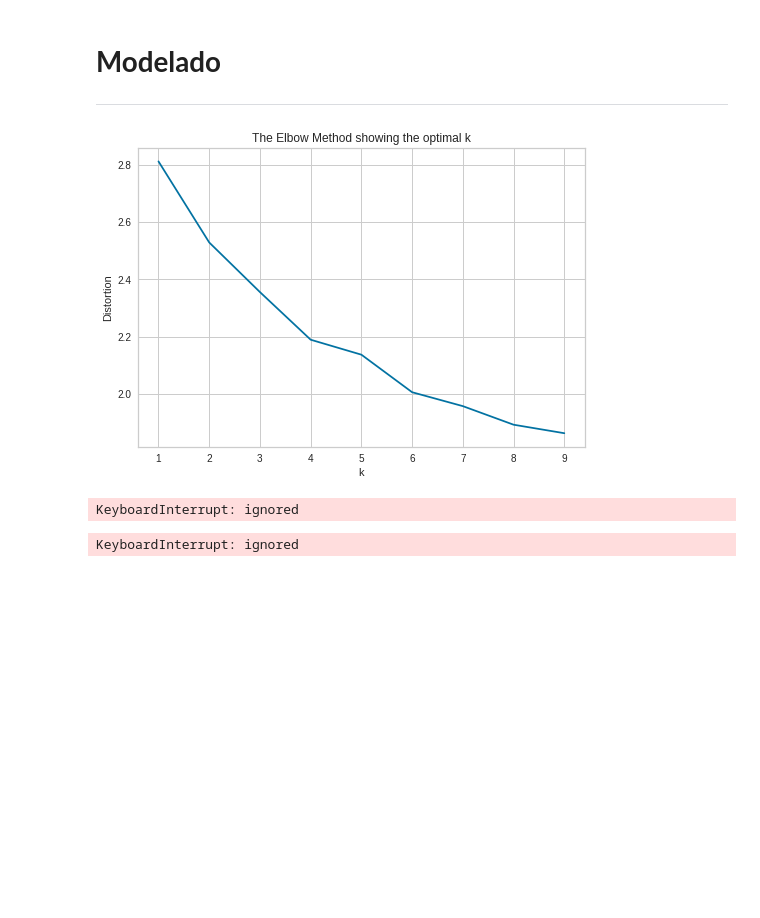
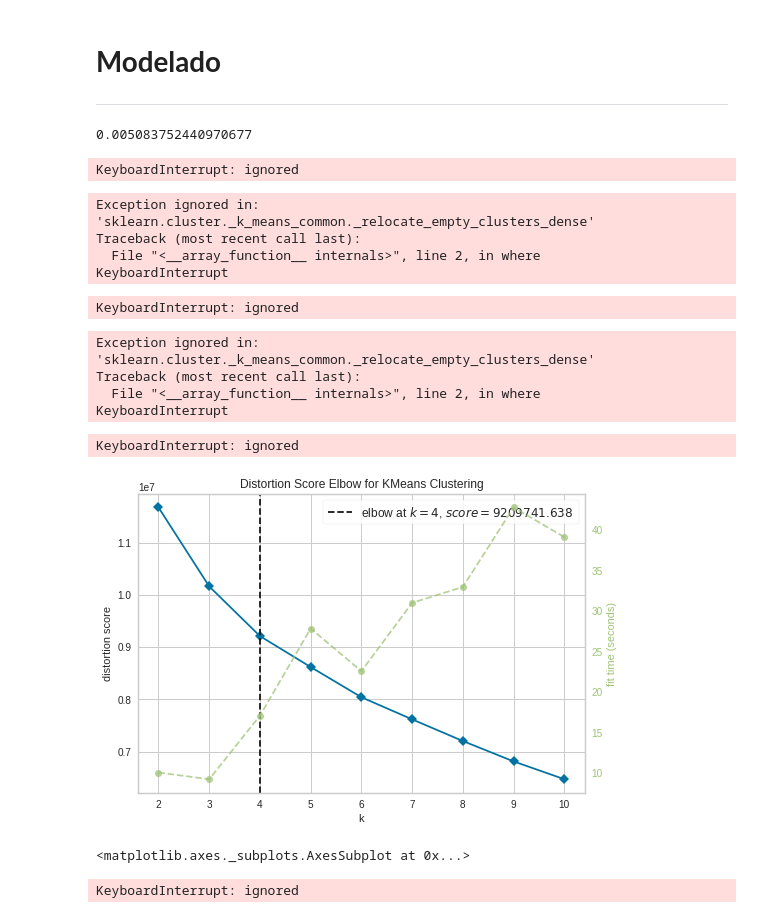
Before and after one commit to AndresPerelmuter/Customers-Segmentation---Clustering, a Jupyter notebook: Cluster_H&M.ipynb, the cells around one changed output. Drawn from its saved outputs; the diff is of its cells as text; code cells hidden in the pictures; blank space fills up the shorter version.

```diff
--- a/Cluster_H&M.ipynb
+++ b/Cluster_H&M.ipynb
@@ -387,5 +430,7 @@ sns.pairplot(df8[num_cols],diag_kind="kde");
 # %%
 df8 = pd.merge(customers, transactions, on='customer_id')
+# %%
+df8 = df8.dropna()
 # %%
 df6.columns
 # %% [output]
@@ -429,10 +474,15 @@ dfcluster = dfcluster.dropna()
 # %%
 scaler = StandardScaler()
 dfcluster = scaler.fit_transform(dfcluster)
+# %%
+from pyclustertend import hopkins
+hopkins(dfcluster,150)
+# %% [output]
+0.005083752440970677
 # %%
 # k means determine k
 distortions = []
-K = range(1,10)
+K = range(3,12)
 for k in K:
     kmeanModel = KMeans(n_clusters=k).fit(dfcluster)
     kmeanModel.fit(dfcluster)
@@ -445,18 +495,14 @@ plt.ylabel('Distortion')
 plt.title('The Elbow Method showing the optimal k')
 plt.show()
 # %% [output]
-[figure, removed]
+KeyboardInterrupt: ignored
+Exception ignored in: 'sklearn.cluster._k_means_common._relocate_empty_clusters_dense'
+Traceback (most recent call last):
+  File "<__array_function__ internals>", line 2, in where
+KeyboardInterrupt
+KeyboardInterrupt: ignored
+Exception ignored in: 'sklearn.cluster._k_means_common._relocate_empty_clusters_dense'
+Traceback (most recent call last):
+  File "<__array_function__ internals>", line 2, in where
+KeyboardInterrupt
+KeyboardInterrupt: ignored
-# %%
-# checking silhoutte score
-
-sil_score = []
-cluster_list = list(range(6,10))
-for n_clusters in cluster_list:
-    clusterer = KMeans(n_clusters=n_clusters)
-    preds = clusterer.fit_predict((dfcluster))
-    #centers = clusterer.cluster_centers_
-    score = silhouette_score(dfcluster, preds)
-    sil_score.append(score)
-    print("For n_clusters = {}, silhouette score is {})".format(n_clusters, score))
-# %% [output]
-KeyboardInterrupt: ignored
@@ -466,2 +511,10 @@ plt.grid()
+# %%
+kmeanModel = KMeans()
+elb_visualizer = KElbowVisualizer(kmeanModel, k=(2,11))
+elb_visualizer.fit(dfcluster)
+elb_visualizer.show()
+# %% [output]
+[figure, added]
+<matplotlib.axes._subplots.AxesSubplot at 0x...>
 # %%
 # Finding optimal no. of clusters with silhouette coefficients
```
Also changed, not shown: parts of 42 cells of this notebook.
